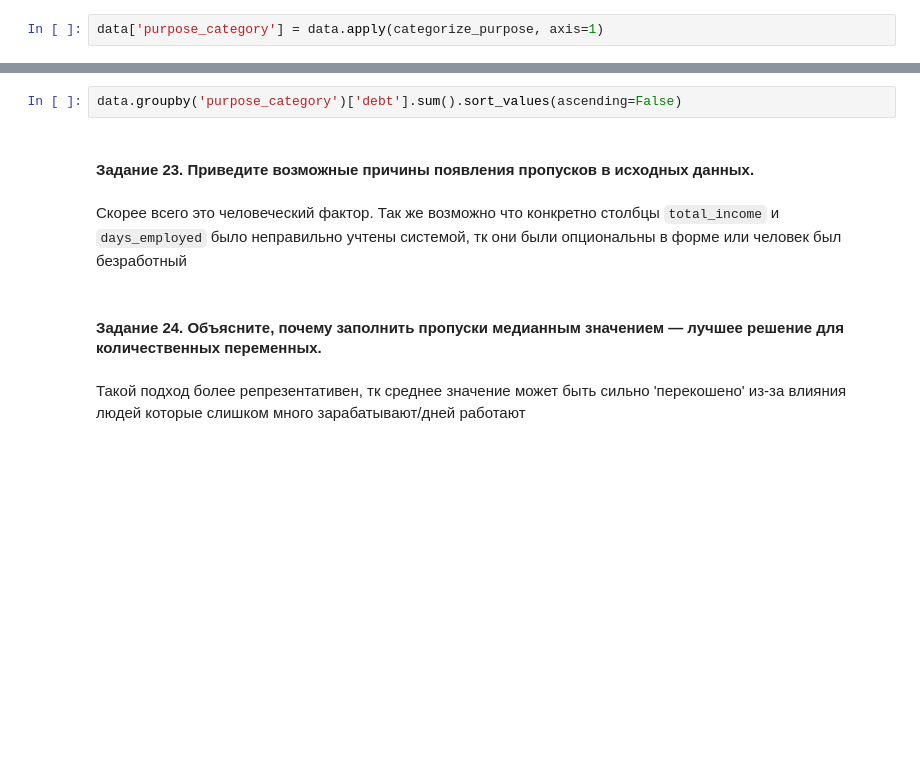
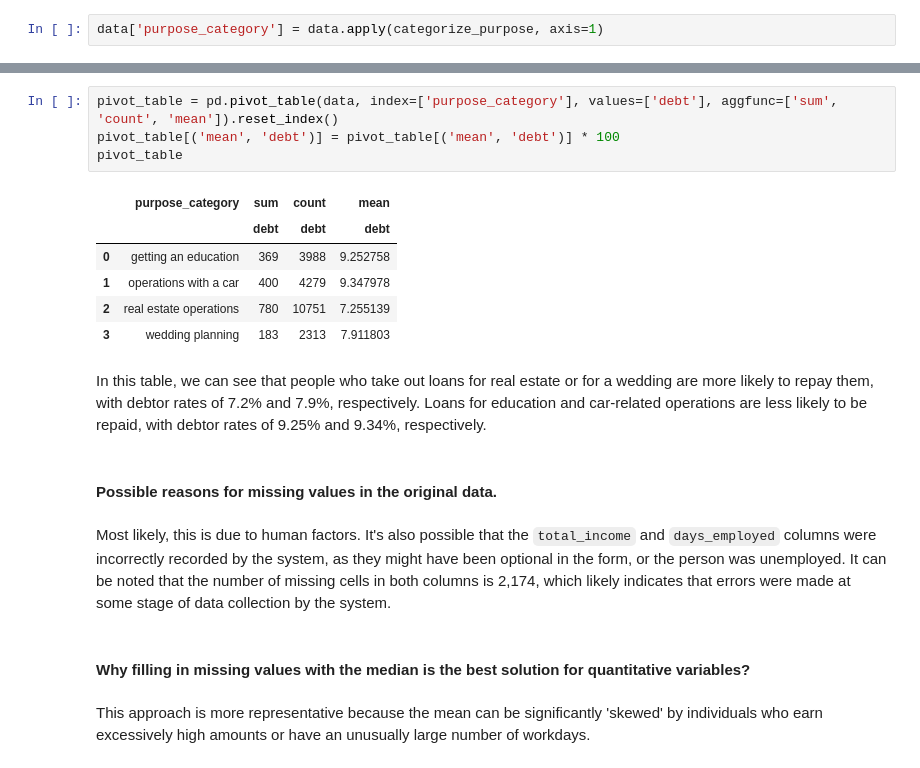
Before and after one commit to antonkazachenko/ds_projects, a Jupyter notebook: 2-loan-repayment/project.ipynb, the cells around one changed output, grey strips where cells are left out. Cells and saved outputs as stored; diff of their text form; blank space fills up the shorter version.

```diff
--- a/2-loan-repayment/project.ipynb
+++ b/2-loan-repayment/project.ipynb
@@ -312,10 +300,21 @@ Name: debt, Length: 18504, dtype: int64
 # %%
-data.groupby('purpose_category')['debt'].sum().sort_values(ascending=False)
+pivot_table = pd.pivot_table(data, index=['purpose_category'], values=['debt'], aggfunc=['sum', 'count', 'mean']).reset_index()
+pivot_table[('mean', 'debt')] = pivot_table[('mean', 'debt')] * 100
+pivot_table
+# %% [output]
+|  | purpose_category | sum | count | mean |
+|  |  | debt | debt | debt |
+| 0 | getting an education | 369 | 3988 | 9.252758 |
+| 1 | operations with a car | 400 | 4279 | 9.347978 |
+| 2 | real estate operations | 780 | 10751 | 7.255139 |
+| 3 | wedding planning | 183 | 2313 | 7.911803 |
+# %% [markdown]
+In this table, we can see that people who take out loans for real estate or for a wedding are more likely to repay them, with debtor rates of 7.2% and 7.9%, respectively. Loans for education and car-related operations are less likely to be repaid, with debtor rates of 9.25% and 9.34%, respectively.
 # %% [markdown]
-#### Задание 23. Приведите возможные причины появления пропусков в исходных данных.
+#### Possible reasons for missing values in the original data.
 # %% [markdown]
-Скорее всего это человеческий фактор. Так же возможно что конкретно столбцы `total_income` и `days_employed` было неправильно учтены системой, тк они были опциональны в форме или человек был безработный
+Most likely, this is due to human factors. It's also possible that the `total_income` and `days_employed` columns were incorrectly recorded by the system, as they might have been optional in the form, or the person was unemployed. It can be noted that the number of missing cells in both columns is 2,174, which likely indicates that errors were made at some stage of data collection by the system.
 # %% [markdown]
-#### Задание 24. Объясните, почему заполнить пропуски медианным значением — лучшее решение для количественных переменных.
+#### Why filling in missing values with the median is the best solution for quantitative variables?
 # %% [markdown]
-Такой подход более репрезентативен, тк среднее значение может быть сильно 'перекошено' из-за влияния людей которые слишком много зарабатывают/дней работают
+This approach is more representative because the mean can be significantly 'skewed' by individuals who earn excessively high amounts or have an unusually large number of workdays.
```
Also changed, not shown: parts of 50 cells of this notebook.
